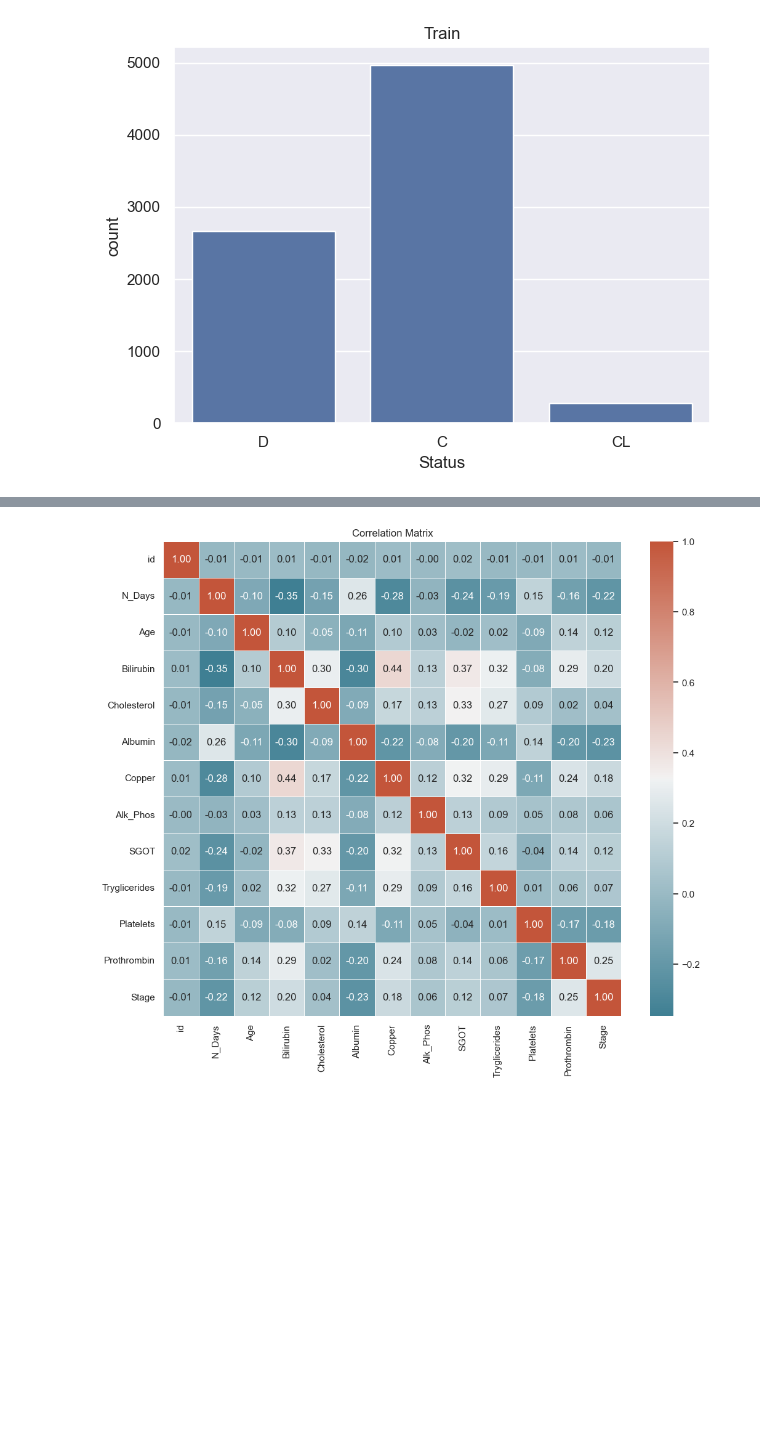
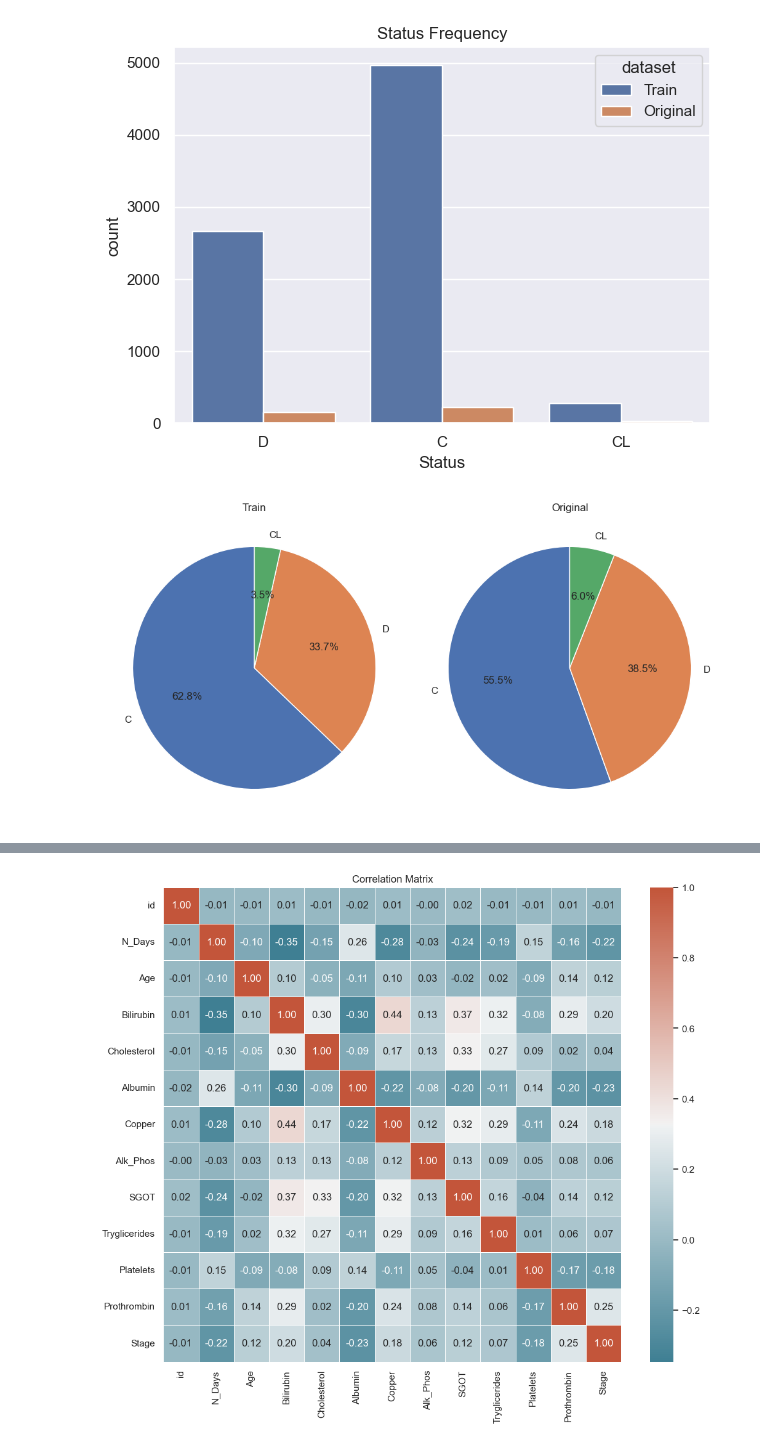
Before and after one commit to scs5/cirrhosis-prediction, a Jupyter notebook: src/eda.ipynb, the cells around one changed output, grey strips where cells are left out. Saved outputs shown, nothing was run; the diff lists cells and outputs as text; code cells hidden in the pictures; blank space fills up the shorter version.

```diff
--- a/src/eda.ipynb
+++ b/src/eda.ipynb
@@ -10,13 +10,32 @@ df_combined = pd.concat([df_train, df_test], ignore_index=True)
-# %%
-# Plot labels
-sns.countplot(x='Status', data=df_train)
-plt.title('Train')
-plt.tight_layout()
-sns.set_theme()
-plt.savefig('../figures/label_counts.png', bbox_inches='tight')
-plt.show()
-# %% [output]
-[figure, removed]
+# %%
+# Plot frequency of status labels
+sns.set_theme()
+df_train_original = pd.concat([df_train.assign(dataset='Train'), df_original.assign(dataset='Original')])
+sns.countplot(x='Status', hue='dataset', data=df_train_original)
+plt.title('Status Frequency')
+plt.tight_layout()
+plt.savefig('../figures/status_frequencies.png', bbox_inches='tight')
+plt.show()
+
+# Pie charts
+# Train
+plt.figure(figsize=(10, 6))
+plt.subplot(1, 2, 1)
+status_counts_train = df_train['Status'].value_counts()
+plt.pie(status_counts_train, labels=status_counts_train.index, autopct='%1.1f%%', startangle=90)
+plt.title('Train')
+
+# Original
+plt.subplot(1, 2, 2)
+status_counts_original = df_original['Status'].value_counts()
+plt.pie(status_counts_original, labels=status_counts_original.index, autopct='%1.1f%%', startangle=90)
+plt.title('Original')
+plt.tight_layout()
+plt.savefig('../figures/status_relative_frequencies')
+plt.show()
+# %% [output]
+[figure, added]
+[figure, added]
 # %%
 # Distribution of continuous features
 continuous_features = ['N_Days', 'Age', 'Bilirubin', 'Cholesterol', 'Albumin', 'Copper', 'Alk_Phos', 'SGOT', 'Tryglicerides', 'Platelets', 'Prothrombin']
```
Also changed, not shown: parts of 3 cells of this notebook, 6 other files.
